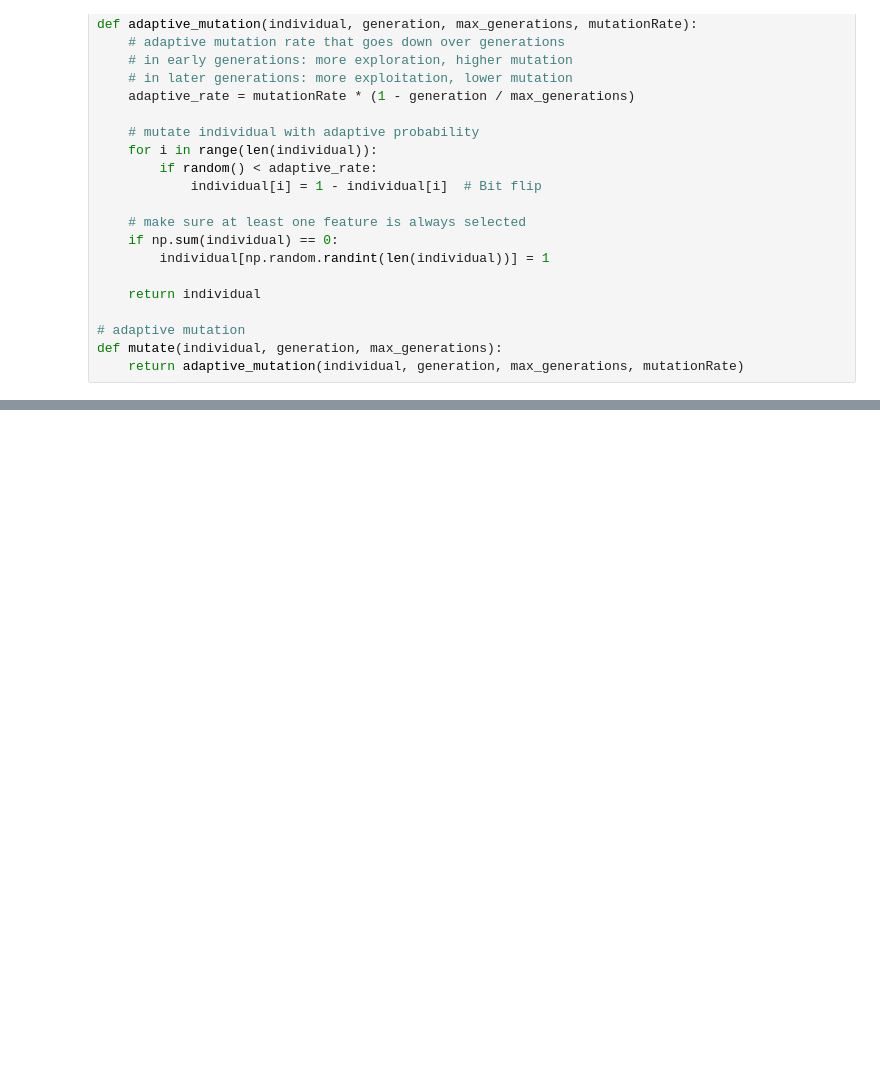
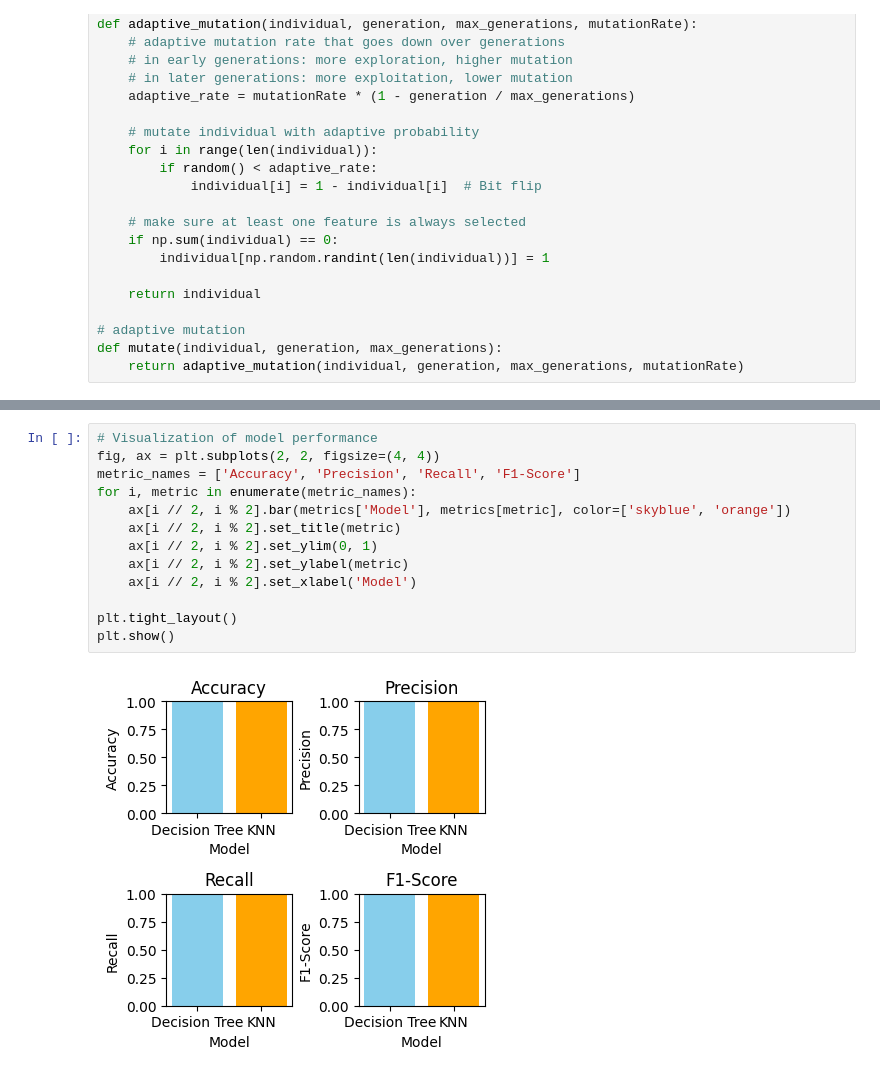
Before and after one commit to shubhamhgnis91/nsl-kdd-ga, a Jupyter notebook: anomaly_detection_nsl_kdd.ipynb, the cells around one changed output, grey strips where cells are left out. Saved outputs shown, nothing was run; the diff lists cells and outputs as text; blank space fills up the shorter version.

Commit message:
added model testing on selected features along with visualizations

```diff
--- a/anomaly_detection_nsl_kdd.ipynb
+++ b/anomaly_detection_nsl_kdd.ipynb
@@ -265,0 +329,15 @@ Selected Feature Indices: [0, 1, 2, 3, 4, 6, 7, 8, 9, 10, 11, 15, 16, 17, 19, 20
+# %%
+# Visualization of model performance
+fig, ax = plt.subplots(2, 2, figsize=(4, 4))
+metric_names = ['Accuracy', 'Precision', 'Recall', 'F1-Score']
+for i, metric in enumerate(metric_names):
+    ax[i // 2, i % 2].bar(metrics['Model'], metrics[metric], color=['skyblue', 'orange'])
+    ax[i // 2, i % 2].set_title(metric)
+    ax[i // 2, i % 2].set_ylim(0, 1)
+    ax[i // 2, i % 2].set_ylabel(metric)
+    ax[i // 2, i % 2].set_xlabel('Model')
+
+plt.tight_layout()
+plt.show()
+# %% [output]
+[figure, added]
```
Also changed, not shown: parts of 4 cells of this notebook.
